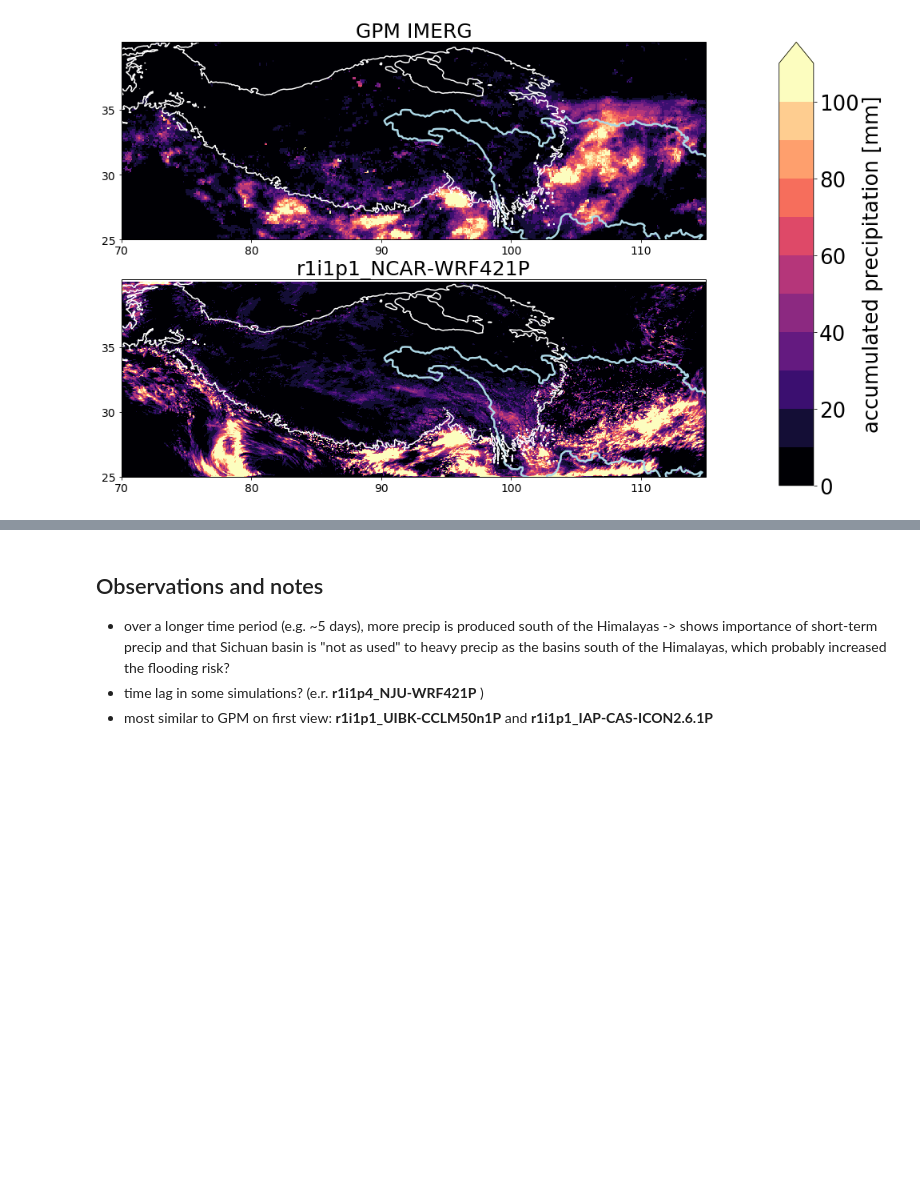
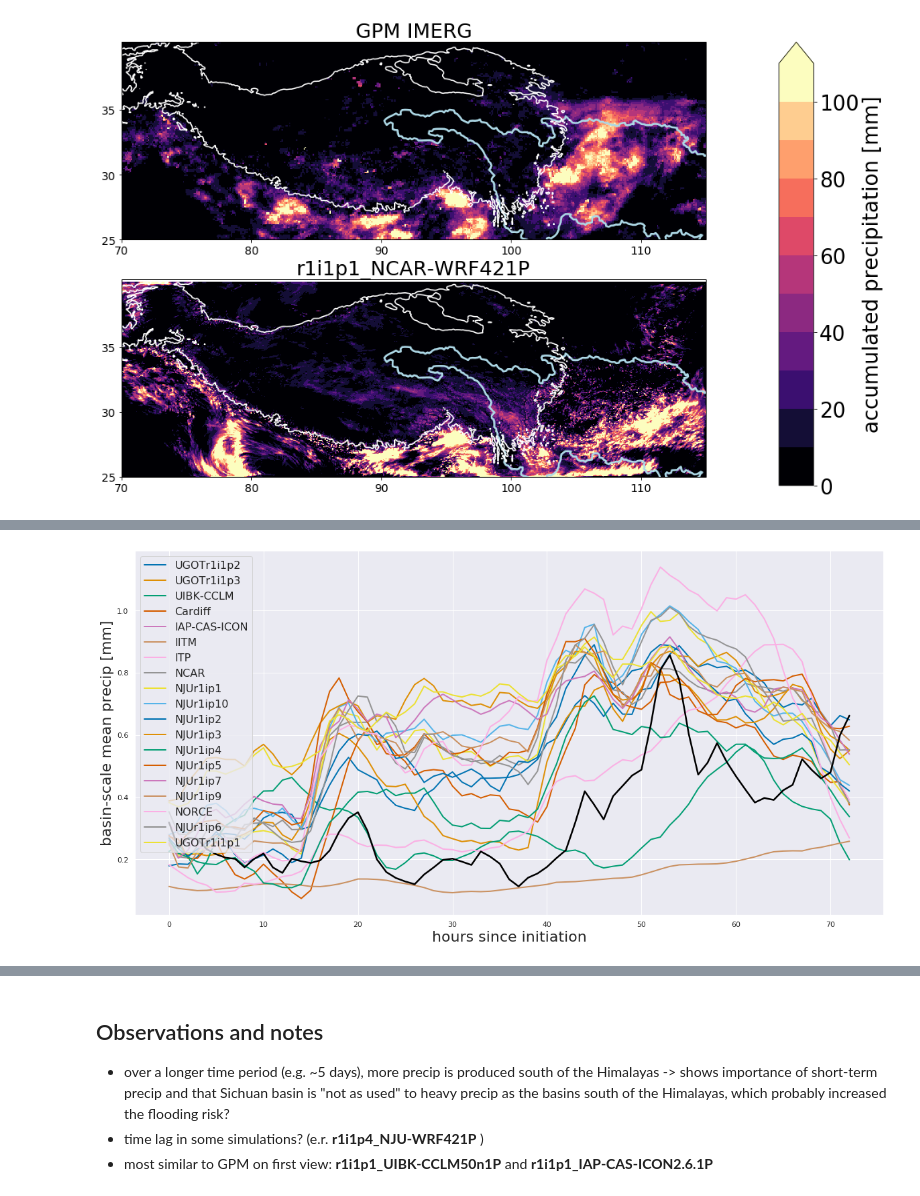
Before and after one commit to JuliaKukulies/cptp, a Jupyter notebook: mcs_case_2008_overview.ipynb, the cells around one changed output, grey strips where cells are left out. Saved outputs shown, nothing was run; the diff lists cells and outputs as text; code cells hidden in the pictures; blank space fills up the shorter version.

Commit message:
time evolution plot at basin scale

```diff
--- a/mcs_case_2008_overview.ipynb
+++ b/mcs_case_2008_overview.ipynb
@@ -283,0 +308,11 @@ def basin_mask(file, variable, coords = True):
+# %%
+paths = Path('/media/juli/Data/projects/data/model/CPTP/').glob('*/Hourly/')
+paths = [x for x in paths if x.is_dir()]
+precip_evolution = dict()
+
+for p in paths:
+    file_list= p.glob('*hour*.nc')
+    files = [x for x in file_list if x.is_file()]
+    files.sort()
+    experiment = files[0].parents[1].stem
+    precip_evolution[experiment] = get_time_series(files, 'pr')
@@ -283,0 +324,32 @@ def basin_mask(file, variable, coords = True):
+# %%
+# GPM data
+gpm_files = glob.glob('/media/juli/Data/projects/moisture_transport/tpv_2008_awt/hourly/gpm_hourly*nc')
+gpm_files.sort()
+gpm_precip= get_time_series(gpm_files, 'precipitationCal')
+# %%
+
+with open('percip_evolution_sichuan_basin_mean.pkl', 'rb') as f:
+    precip_evolution = pickle.load(f)
+# %%
+plt.figure(figsize= (20,10))
+sns.set()
+sns.set_palette("colorblind", 20)
+fs= 22
+i = 0
+
+for key in precip_evolution.keys():
+    plt.plot(precip_evolution[key] , label = key, linewidth = 2.0)
+    i+=1
+
+plt.plot(gpm_precip, color = 'black', linewidth= 2.5)
+
+plt.legend(fontsize = 16)
+plt.grid(True)
+plt.ylabel('basin-scale mean precip [mm]', fontsize = fs )
+plt.xlabel('hours since initiation', fontsize = fs)
+
+
+plt.savefig('plots/time_mean_precip_sichuan_basin.png')
+plt.show()
+# %% [output]
+[figure, added]
```
Also changed, not shown: parts of 4 cells of this notebook.
